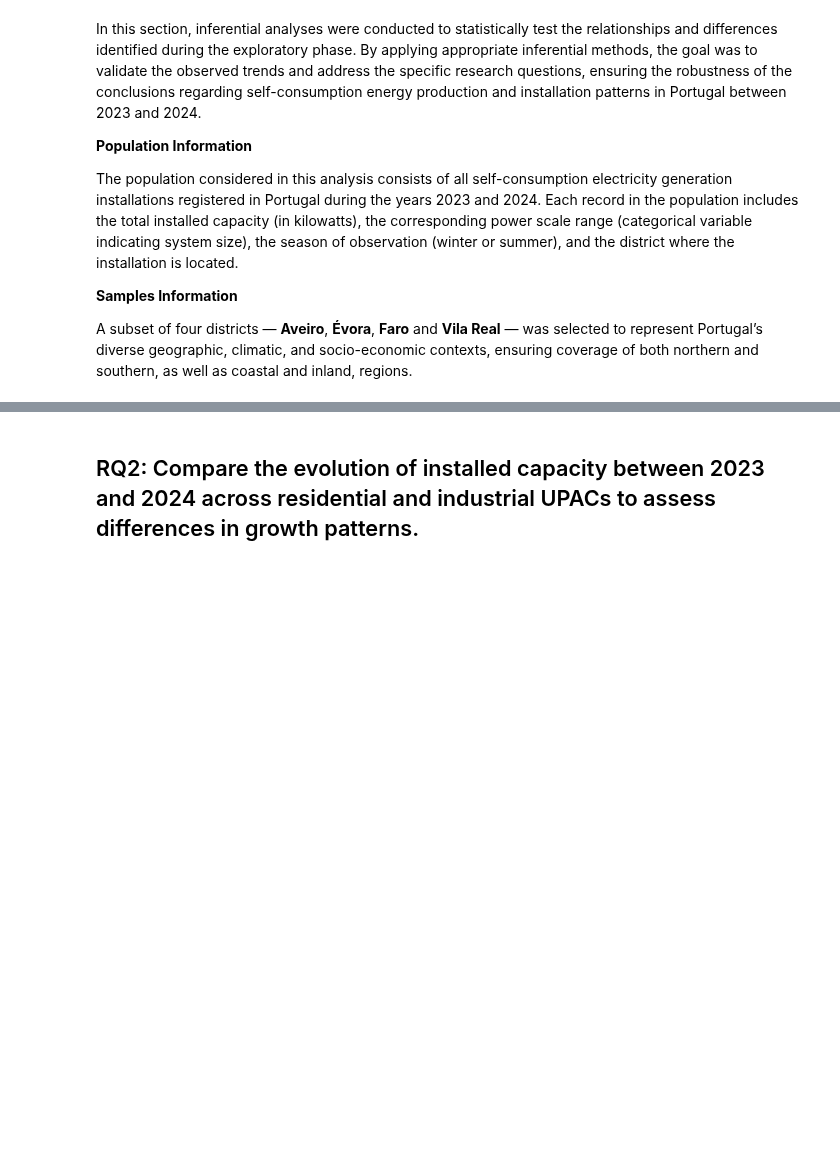
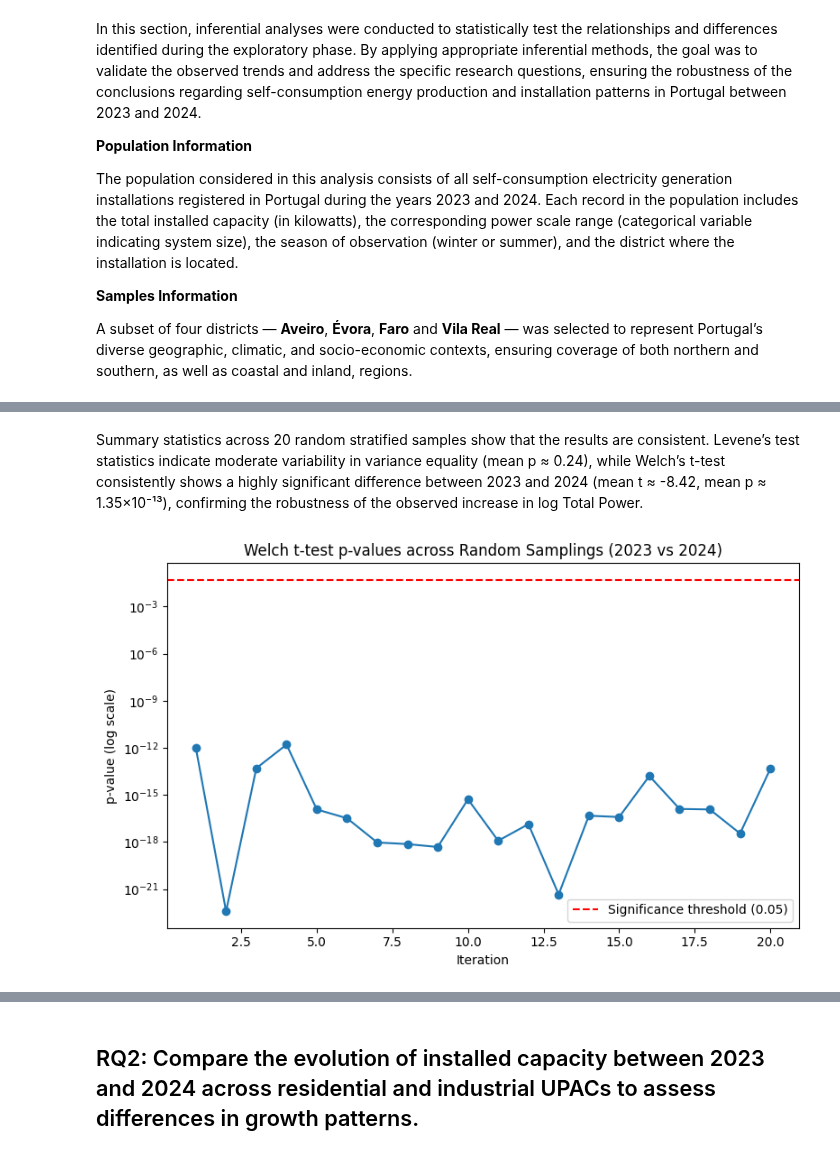
Before and after one commit to Mariana-rc01/WattWise, a Jupyter notebook: Notebooks/ReportFinal.ipynb, the cells around one changed output, grey strips where cells are left out. Saved outputs shown, nothing was run; the diff lists cells and outputs as text; code cells hidden in the pictures; blank space fills up the shorter version.

```diff
--- a/Notebooks/ReportFinal.ipynb
+++ b/Notebooks/ReportFinal.ipynb
@@ -1869,11 +1963,8 @@ Index(['Quarter', 'District', 'Municipality', 'Parish', 'Technology Type',
 # %%
-
-#df_sample = df_sample[df_sample['Year'].isin([2023, 2024])].copy()
-
 #t-test independente (duas amostras)
 t_stat, p_val = stats.ttest_ind(
-    df_sample[df_sample['Year'] == 2023]['Total installed power (kW)'],
-    df_sample[df_sample['Year'] == 2024]['Total installed power (kW)'],
+    df_sample[df_sample['Year'] == 2023]['log_Total_power'],
+    df_sample[df_sample['Year'] == 2024]['log_Total_power'],
     equal_var=False  # usa Welch’s t-test (mais robusto se variâncias diferentes)
 )
 
@@ -1884,0 +2060,15 @@ Kirill
+# %% [markdown]
+Summary statistics across 20 random stratified samples show that the results are consistent. Levene’s test statistics indicate moderate variability in variance equality (mean p ≈ 0.24), while Welch’s t-test consistently shows a highly significant difference between 2023 and 2024 (mean t ≈ -8.42, mean p ≈ 1.35×10⁻¹³), confirming the robustness of the observed increase in log Total Power.
+# %%
+plt.figure(figsize=(8, 5))
+plt.plot(df_results['Iteration'], df_results['p_ttest'], marker='o', linestyle='-')
+plt.axhline(0.05, color='red', linestyle='--', label='Significance threshold (0.05)')
+plt.yscale('log')  # <<--- eixo y log
+plt.title("Welch t-test p-values across Random Samplings (2023 vs 2024)")
+plt.xlabel("Iteration")
+plt.ylabel("p-value (log scale)")
+plt.legend()
+plt.tight_layout()
+plt.show()
+# %% [output]
+[figure, added]
```
Also changed, not shown: parts of 27 cells of this notebook.
